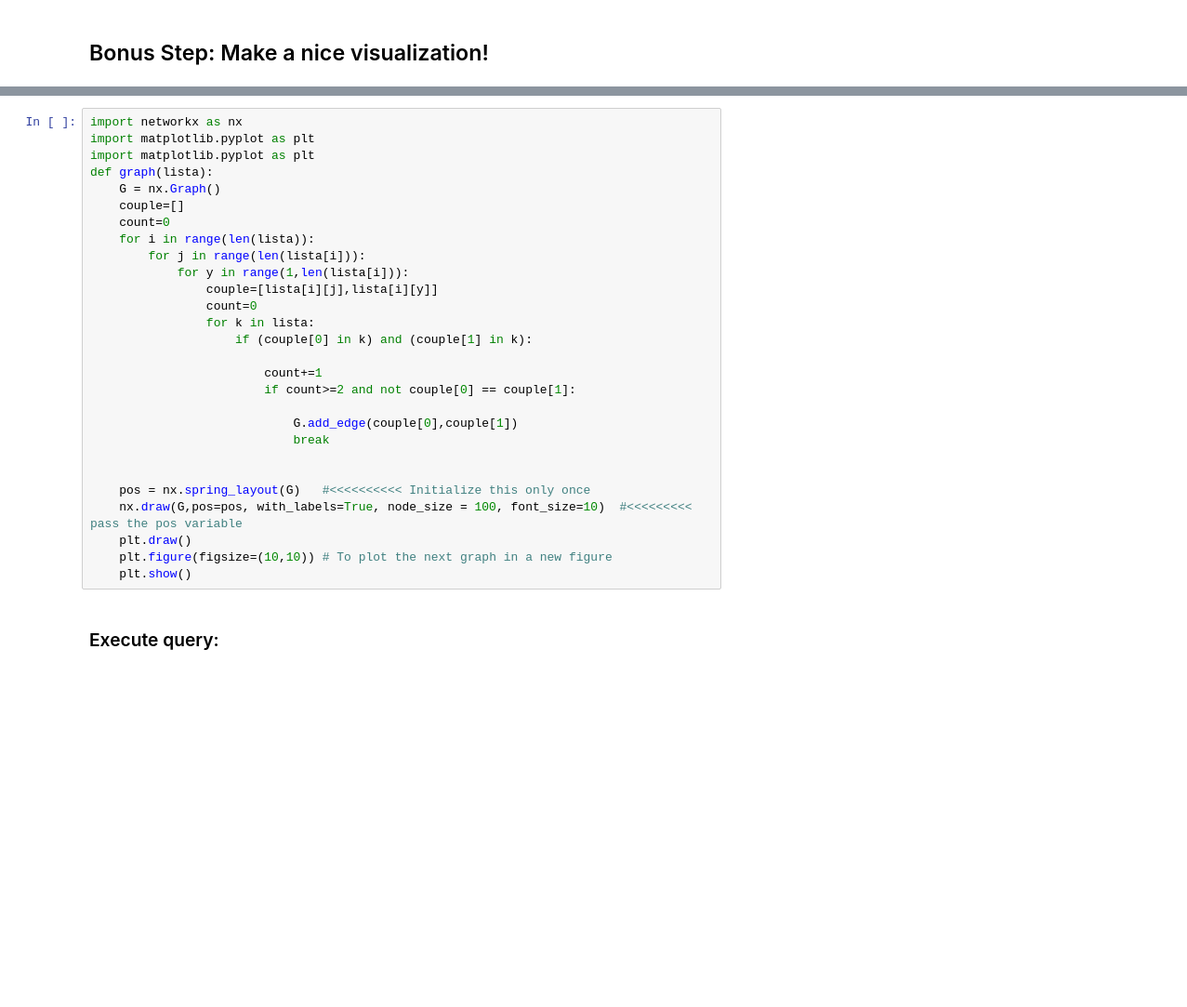
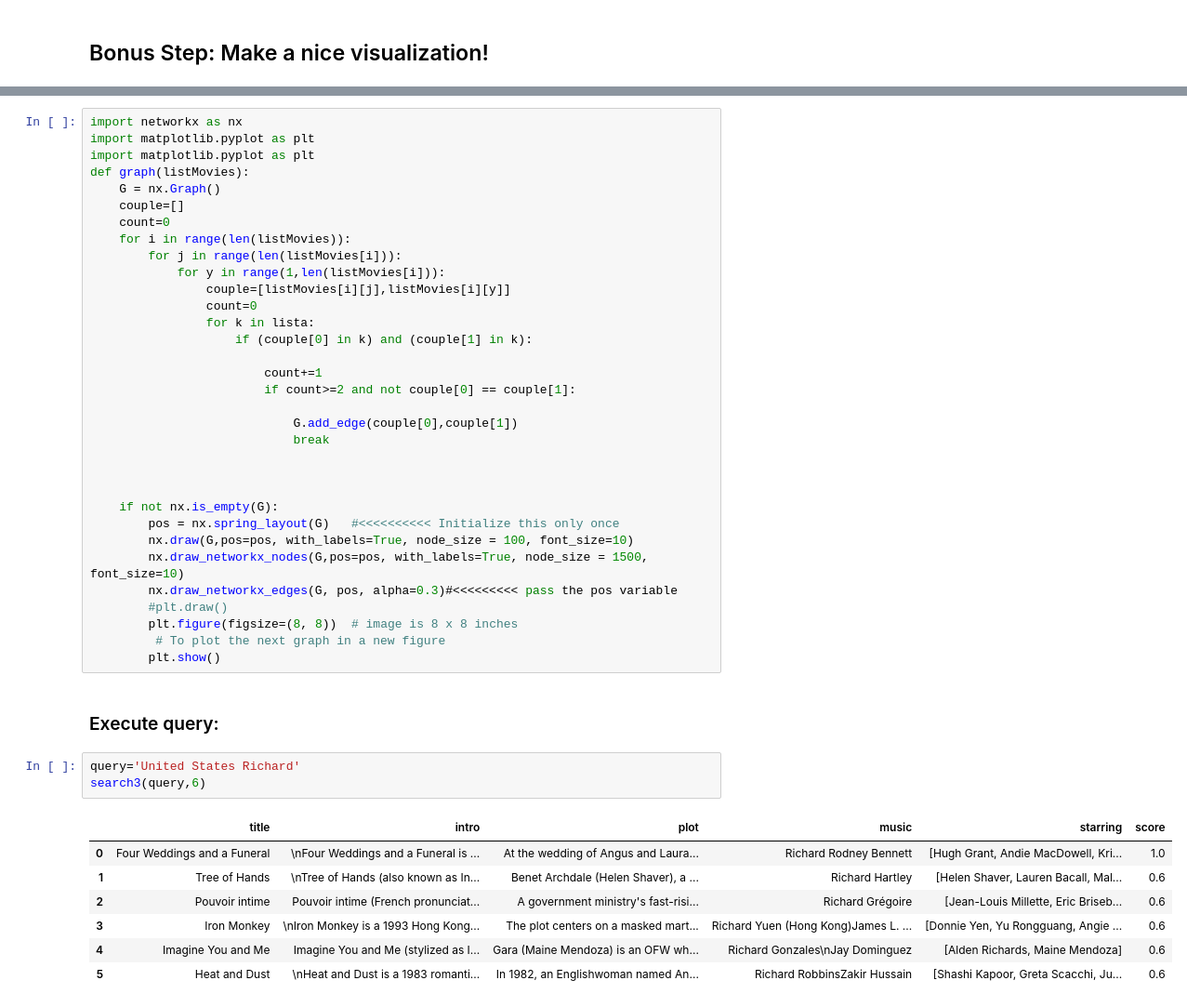
Before and after one commit to AlessandroTaglieri/ADM-HW3, a Jupyter notebook: main.ipynb, the cells around one changed output, grey strips where cells are left out. Shown at 93% size. Cells and saved outputs as stored; diff of their text form; blank space fills up the shorter version.

```diff
--- a/main.ipynb
+++ b/main.ipynb
@@ -929,14 +963,14 @@ def search3(query,k):
 import networkx as nx
 import matplotlib.pyplot as plt
 import matplotlib.pyplot as plt
-def graph(lista):
+def graph(listMovies):
     G = nx.Graph()
     couple=[]
     count=0
-    for i in range(len(lista)):
-        for j in range(len(lista[i])):
-            for y in range(1,len(lista[i])):
-                couple=[lista[i][j],lista[i][y]]
+    for i in range(len(listMovies)):
+        for j in range(len(listMovies[i])):
+            for y in range(1,len(listMovies[i])):
+                couple=[listMovies[i][j],listMovies[i][y]]
                 count=0
                 for k in lista:
                     if (couple[0] in k) and (couple[1] in k):
@@ -948,11 +982,27 @@ def graph(lista):
                             break
 
 
-    pos = nx.spring_layout(G)   #<<<<<<<<<< Initialize this only once
-    nx.draw(G,pos=pos, with_labels=True, node_size = 100, font_size=10)  #<<<<<<<<< pass the pos variable
-    plt.draw()
-    plt.figure(figsize=(10,10)) # To plot the next graph in a new figure
-    plt.show()
+
+    if not nx.is_empty(G):
+        pos = nx.spring_layout(G)   #<<<<<<<<<< Initialize this only once
+        nx.draw(G,pos=pos, with_labels=True, node_size = 100, font_size=10)
+        nx.draw_networkx_nodes(G,pos=pos, with_labels=True, node_size = 1500, font_size=10)
+        nx.draw_networkx_edges(G, pos, alpha=0.3)#<<<<<<<<< pass the pos variable
+        #plt.draw()
+        plt.figure(figsize=(8, 8))  # image is 8 x 8 inches
+         # To plot the next graph in a new figure
+        plt.show()
 # %% [markdown]
 ### Execute query:
+# %%
+query='United States Richard'
+search3(query,6)
+# %% [output]
+|  | title | intro | plot | music | starring | score |
+| 0 | Four Weddings and a Funeral | \nFour Weddings and a Funeral is ... | At the wedding of Angus and Laura... | Richard Rodney Bennett | [Hugh Grant, Andie MacDowell, Kri... | 1.0 |
+| 1 | Tree of Hands | \nTree of Hands (also known as In... | Benet Archdale (Helen Shaver), a ... | Richard Hartley | [Helen Shaver, Lauren Bacall, Mal... | 0.6 |
+| 2 | Pouvoir intime | Pouvoir intime (French pronunciat... | A government ministry's fast-risi... | Richard Grégoire | [Jean-Louis Millette, Eric Briseb... | 0.6 |
+| 3 | Iron Monkey | \nIron Monkey is a 1993 Hong Kong... | The plot centers on a masked mart... | Richard Yuen (Hong Kong)James L. ... | [Donnie Yen, Yu Rongguang, Angie ... | 0.6 |
+| 4 | Imagine You and Me | Imagine You and Me (stylized as I... | Gara (Maine Mendoza) is an OFW wh... | Richard Gonzales\nJay Dominguez | [Alden Richards, Maine Mendoza] | 0.6 |
+| 5 | Heat and Dust | \nHeat and Dust is a 1983 romanti... | In 1982, an Englishwoman named An... | Richard RobbinsZakir Hussain | [Shashi Kapoor, Greta Scacchi, Ju... | 0.6 |
 # %%
```
Also changed, not shown: parts of 24 cells of this notebook, 1 other file.
